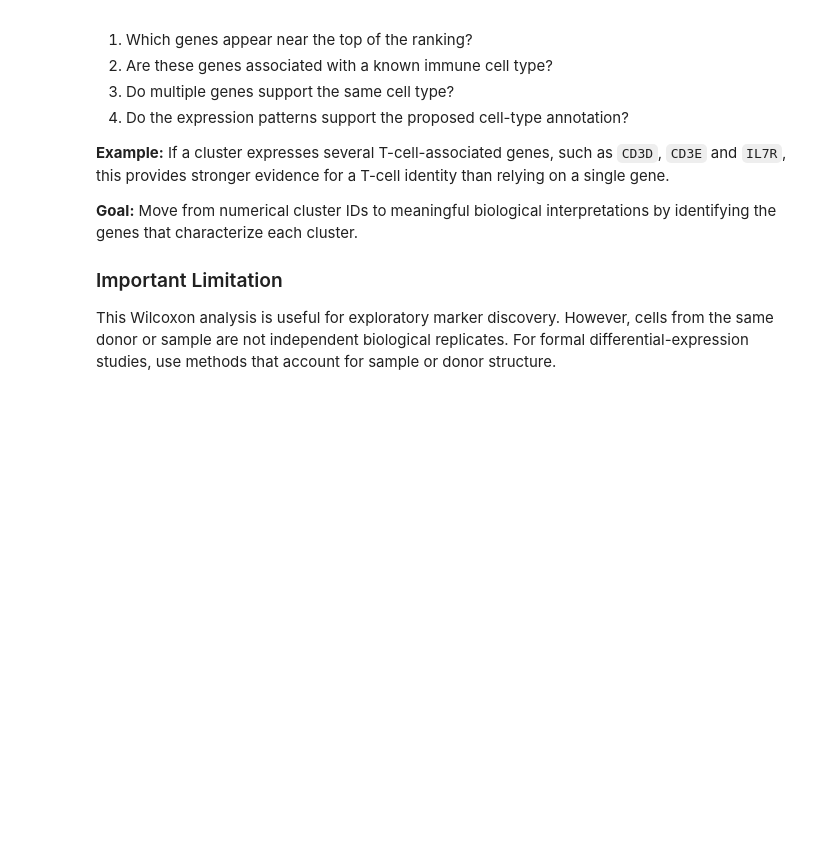
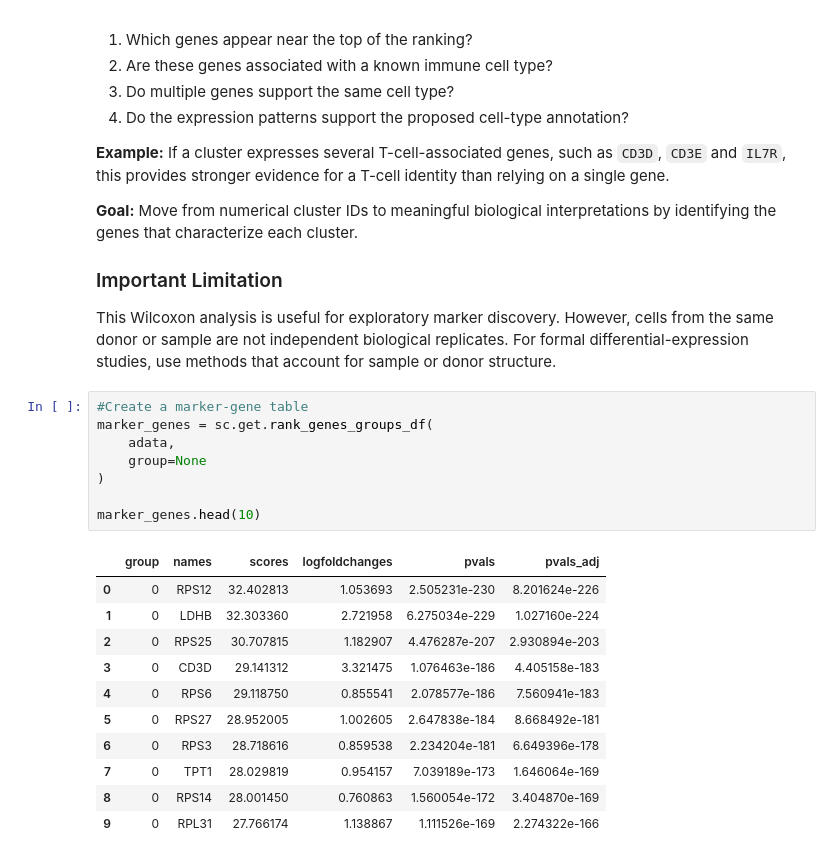
Before and after one commit to saharmansourirad/pbmc3k-scRNA-seq-analysis, a Jupyter notebook: 01_scRNA_seq_QC_and_Preprocessing.ipynb, the cells around one changed output. Drawn from its saved outputs; the diff is of its cells as text; blank space fills up the shorter version.

```diff
--- a/01_scRNA_seq_QC_and_Preprocessing.ipynb
+++ b/01_scRNA_seq_QC_and_Preprocessing.ipynb
@@ -672,3 +671,23 @@ For each cluster, ask:
 ### Important Limitation
 
 This Wilcoxon analysis is useful for exploratory marker discovery. However, cells from the same donor or sample are not independent biological replicates. For formal differential-expression studies, use methods that account for sample or donor structure.
+# %%
+#Create a marker-gene table
+marker_genes = sc.get.rank_genes_groups_df(
+    adata,
+    group=None
+)
+
+marker_genes.head(10)
+# %% [output]
+|  | group | names | scores | logfoldchanges | pvals | pvals_adj |
+| 0 | 0 | RPS12 | 32.402813 | 1.053693 | 2.505231e-230 | 8.201624e-226 |
+| 1 | 0 | LDHB | 32.303360 | 2.721958 | 6.275034e-229 | 1.027160e-224 |
+| 2 | 0 | RPS25 | 30.707815 | 1.182907 | 4.476287e-207 | 2.930894e-203 |
+| 3 | 0 | CD3D | 29.141312 | 3.321475 | 1.076463e-186 | 4.405158e-183 |
+| 4 | 0 | RPS6 | 29.118750 | 0.855541 | 2.078577e-186 | 7.560941e-183 |
+| 5 | 0 | RPS27 | 28.952005 | 1.002605 | 2.647838e-184 | 8.668492e-181 |
+| 6 | 0 | RPS3 | 28.718616 | 0.859538 | 2.234204e-181 | 6.649396e-178 |
+| 7 | 0 | TPT1 | 28.029819 | 0.954157 | 7.039189e-173 | 1.646064e-169 |
+| 8 | 0 | RPS14 | 28.001450 | 0.760863 | 1.560054e-172 | 3.404870e-169 |
+| 9 | 0 | RPL31 | 27.766174 | 1.138867 | 1.111526e-169 | 2.274322e-166 |
```
Also changed, not shown: parts of 22 cells of this notebook.
